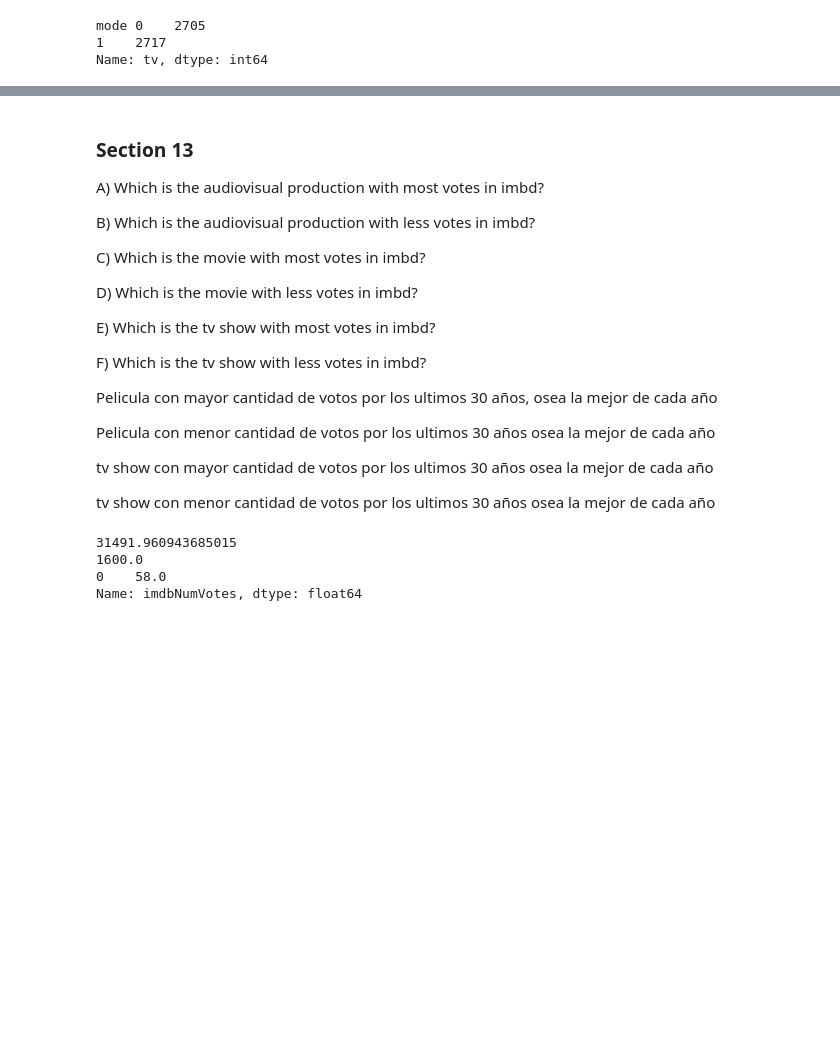
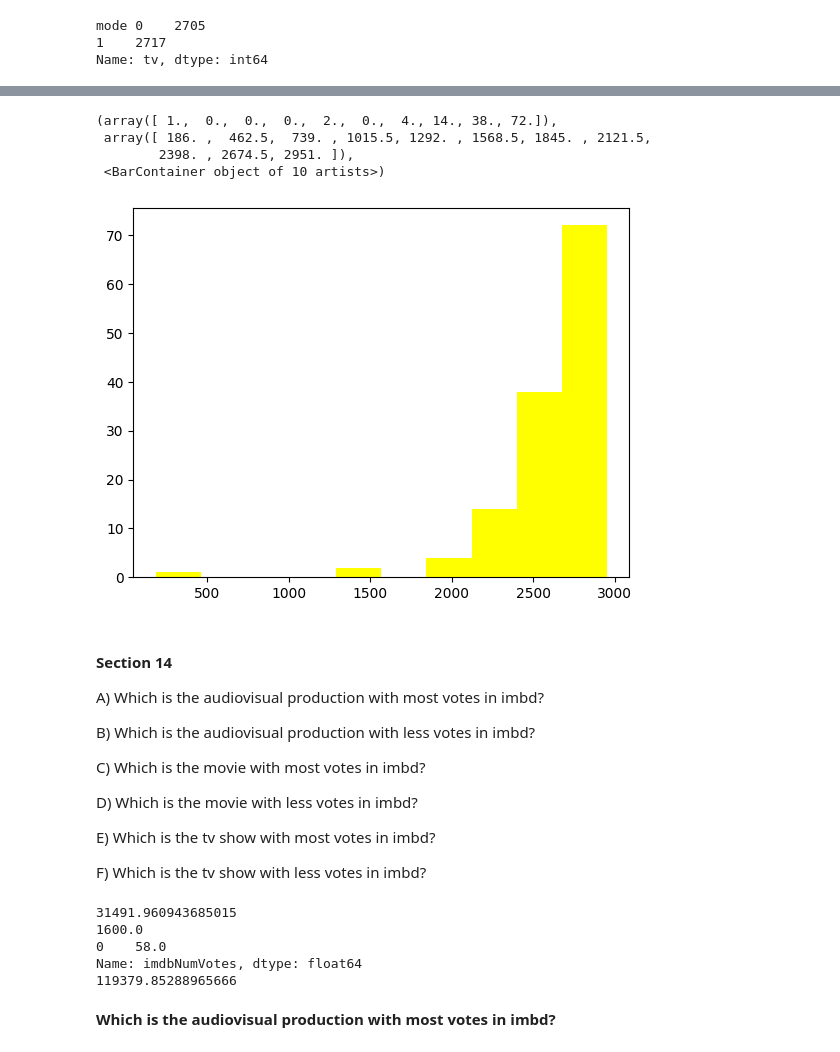
Before and after one commit to YvTur/12_begginer_projects, a Jupyter notebook: Analisis_de_data_set_de_netflix.ipynb, the cells around one changed output, grey strips where cells are left out. Drawn from its saved outputs; the diff is of its cells as text; code cells hidden in the pictures; blank space fills up the shorter version.

```diff
--- a/Analisis_de_data_set_de_netflix.ipynb
+++ b/Analisis_de_data_set_de_netflix.ipynb
@@ -1242,5 +1236,13 @@ df_type_by_country
+# %%
+plt.hist(df_type_by_country['tv'], color='yellow')
+# %% [output]
+(array([ 1.,  0.,  0.,  0.,  2.,  0.,  4., 14., 38., 72.]),
+ array([ 186. ,  462.5,  739. , 1015.5, 1292. , 1568.5, 1845. , 2121.5,
+        2398. , 2674.5, 2951. ]),
+ <BarContainer object of 10 artists>)
+[figure, added]
 # %% [markdown]
-### **Section 13**
+#### **Section 14**
 
 A) Which is the audiovisual production with most votes in imbd?
 
@@ -1253,18 +1255,6 @@ D) Which is the movie with less votes in imbd?
 E) Which is the tv show with most votes in imbd?
 
 F) Which is the tv show with less votes in imbd?
-
-
-Pelicula con mayor cantidad de votos por los ultimos 30 años, osea la mejor de cada año
-
-Pelicula con menor cantidad de votos por los ultimos 30 años
-osea la mejor de cada año
-
-tv show  con mayor cantidad de votos por los ultimos 30 años
-osea la mejor de cada año
-
-tv show  con menor cantidad de votos por los ultimos 30 años
-osea la mejor de cada año
 # %%
 mean_votes=df['imdbNumVotes'].mean()
 print(mean_votes)
@@ -1274,11 +1264,18 @@ print(median_votes)
 
 mode_votes=df['imdbNumVotes'].mode()
 print(mode_votes)
+
+#stamdar deviation of the votes
+std_votes=df['imdbNumVotes'].std()
+print(std_votes)
 # %% [output]
 31491.960943685015
 1600.0
 0    58.0
 Name: imdbNumVotes, dtype: float64
+119379.85288965666
+# %% [markdown]
+**Which is the audiovisual production with most votes in imbd?**
 # %%
 #Most voted audiovisual production
 
```
Also changed, not shown: parts of 61 cells of this notebook.
